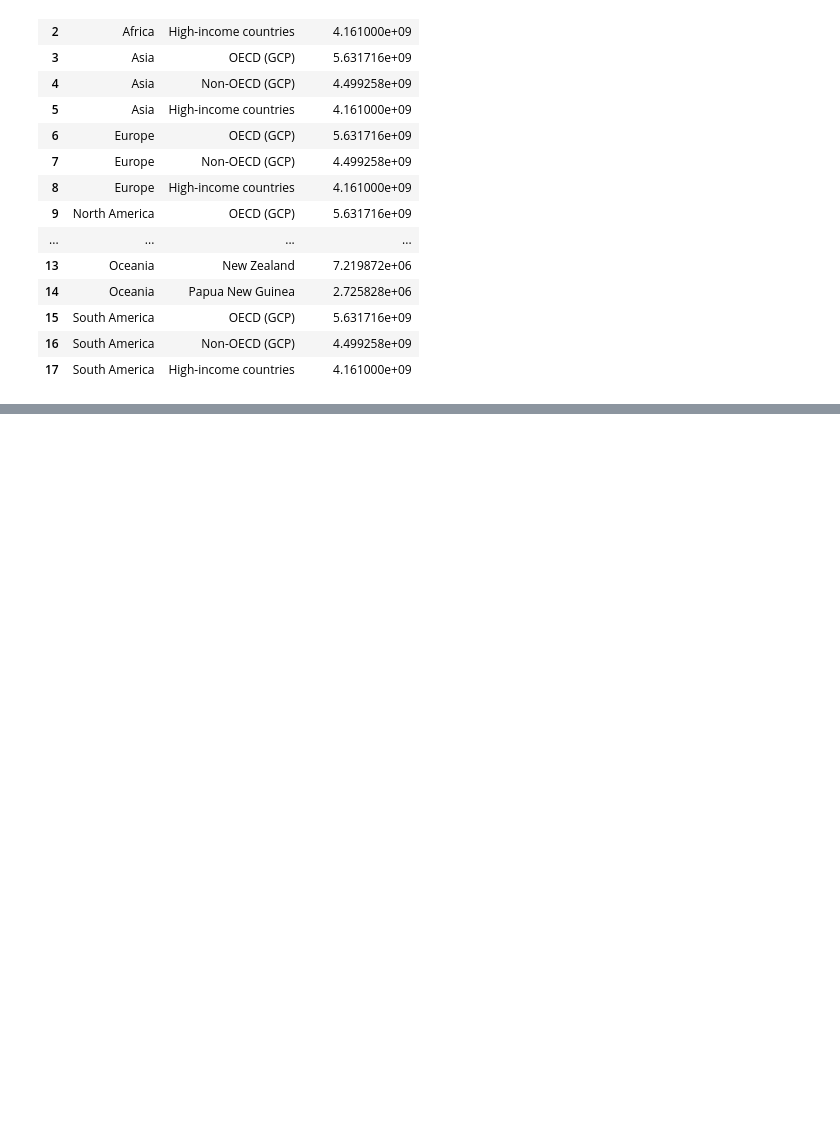
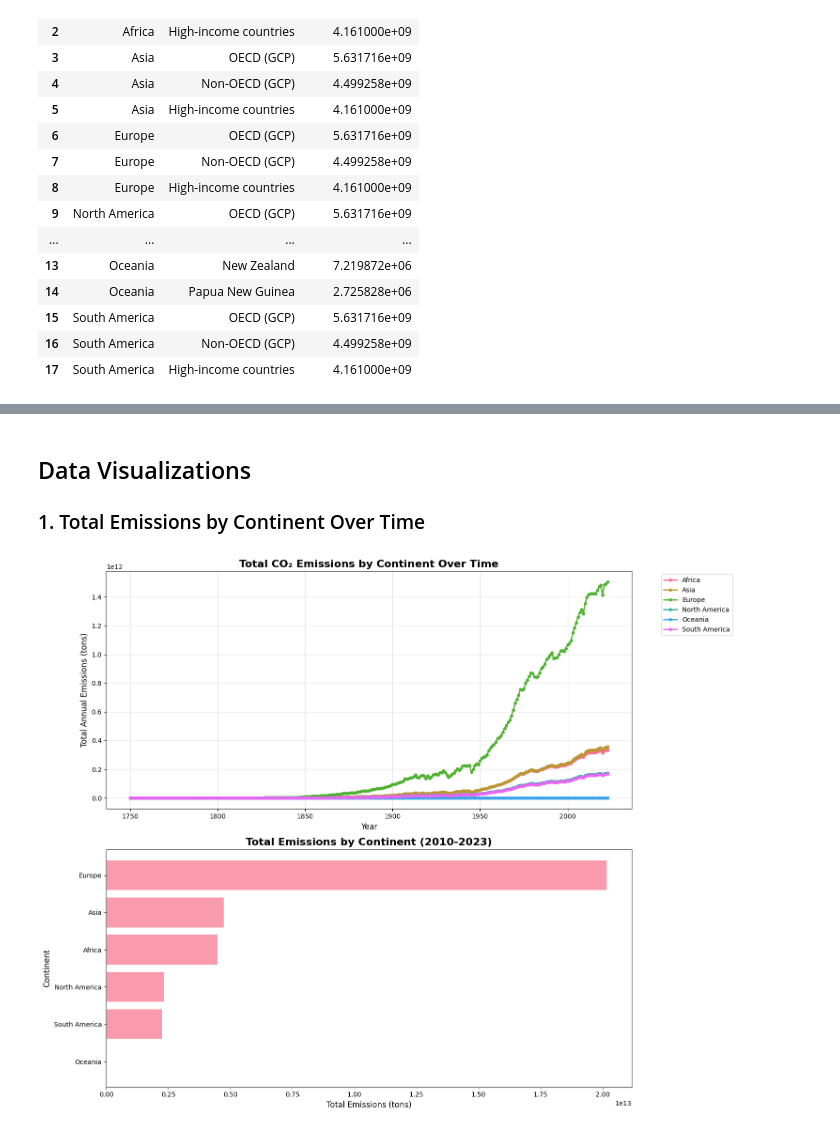
Before and after one commit to Medha-Subramaniyan/emissions_dA, a Jupyter notebook: analysis.ipynb, the cells around one changed output, grey strips where cells are left out. Cells and saved outputs as stored; diff of their text form; code cells hidden in the pictures; blank space fills up the shorter version.

```diff
--- a/analysis.ipynb
+++ b/analysis.ipynb
@@ -156,0 +610,42 @@ top_3_per_continent
+# %%
+# Import visualization libraries
+import matplotlib.pyplot as plt
+import seaborn as sns
+import numpy as np
+
+# Set style
+plt.style.use('default')  # Use default style instead of seaborn-v0_8
+sns.set_palette("husl")
+# %% [markdown]
+## Data Visualizations
+
+### 1. Total Emissions by Continent Over Time
+# %%
+fig, (ax1, ax2) = plt.subplots(2, 1, figsize=(15, 12))
+
+continent_yearly = emissions.groupby(['continent', 'Year_em'])['annual_emissions'].sum().reset_index()
+
+for continent in continent_yearly['continent'].unique():
+    continent_data = continent_yearly[continent_yearly['continent'] == continent]
+    ax1.plot(continent_data['Year_em'], continent_data['annual_emissions'],
+             label=continent, linewidth=2, marker='o', markersize=4)
+
+ax1.set_title('Total CO₂ Emissions by Continent Over Time', fontsize=16, fontweight='bold')
+ax1.set_xlabel('Year', fontsize=12)
+ax1.set_ylabel('Total Annual Emissions (tons)', fontsize=12)
+ax1.legend(bbox_to_anchor=(1.05, 1), loc='upper left')
+ax1.grid(True, alpha=0.3)
+
+recent_data = continent_yearly[continent_yearly['Year_em'] >= 2010]
+continent_totals_recent = recent_data.groupby('continent')['annual_emissions'].sum().sort_values(ascending=True)
+
+ax2.barh(continent_totals_recent.index, continent_totals_recent.values, alpha=0.7)
+ax2.set_title('Total Emissions by Continent (2010-2023)', fontsize=16, fontweight='bold')
+ax2.set_xlabel('Total Emissions (tons)', fontsize=12)
+ax2.set_ylabel('Continent', fontsize=12)
+
+plt.tight_layout()
+plt.savefig('emissions_by_continent.png', dpi=300, bbox_inches='tight')
+plt.show()
+# %% [output]
+[figure, added]
```
Also changed, not shown: parts of 35 cells of this notebook, 8 other files.
